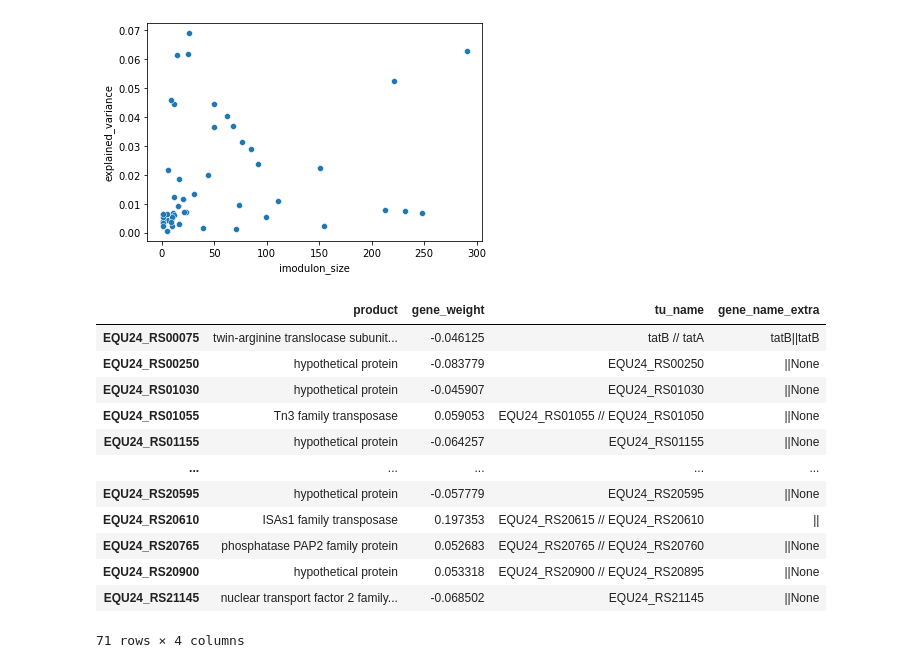
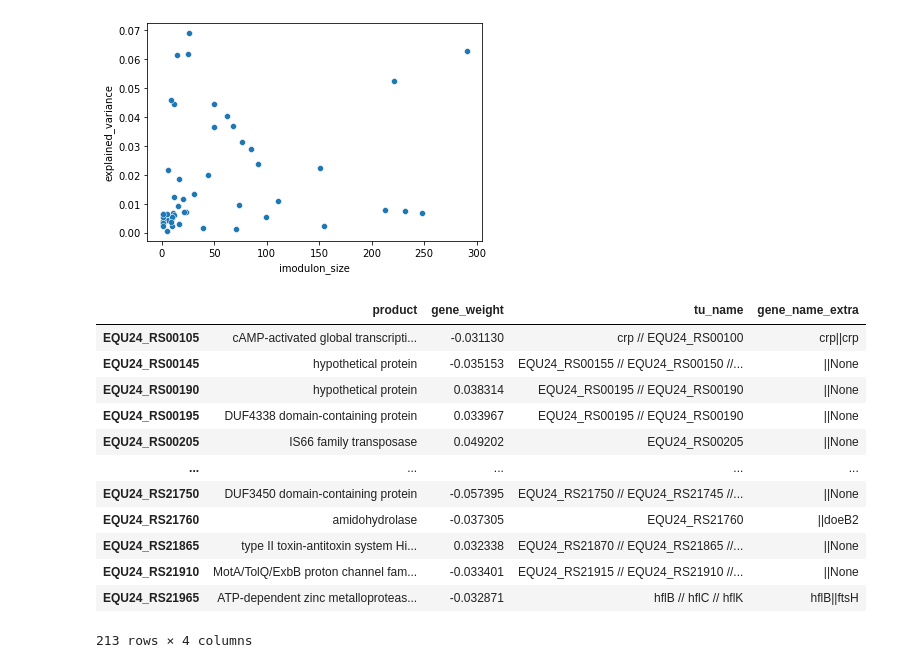
Before and after one commit to erinhwilson/modulome-workflow, a Jupyter notebook: 5_characterize_iModulons/2_iModulon_characterization_Erin.ipynb, the cells around one changed output. Drawn from its saved outputs; the diff is of its cells as text; code cells hidden in the pictures.

```diff
--- a/5_characterize_iModulons/2_iModulon_characterization_Erin.ipynb
+++ b/5_characterize_iModulons/2_iModulon_characterization_Erin.ipynb
@@ -585,22 +639,22 @@ sns.scatterplot(data=ica_data.imodulon_table, x='imodulon_size',y='explained_var
 # %%
 import altair as alt
 # %%
-idx=52
+idx=29
 ica_data.view_imodulon(idx)[['product','gene_weight','tu_name','gene_name_extra']]
 # %% [output]
 |  | product | gene_weight | tu_name | gene_name_extra |
-| EQU24_RS00075 | twin-arginine translocase subunit... | -0.046125 | tatB // tatA | tatB||tatB |
-| EQU24_RS00250 | hypothetical protein | -0.083779 | EQU24_RS00250 | ||None |
-| EQU24_RS01030 | hypothetical protein | -0.045907 | EQU24_RS01030 | ||None |
-| EQU24_RS01055 | Tn3 family transposase | 0.059053 | EQU24_RS01055 // EQU24_RS01050 | ||None |
-| EQU24_RS01155 | hypothetical protein | -0.064257 | EQU24_RS01155 | ||None |
+| EQU24_RS00105 | cAMP-activated global transcripti... | -0.031130 | crp // EQU24_RS00100 | crp||crp |
+| EQU24_RS00145 | hypothetical protein | -0.035153 | EQU24_RS00155 // EQU24_RS00150 //... | ||None |
+| EQU24_RS00190 | hypothetical protein | 0.038314 | EQU24_RS00195 // EQU24_RS00190 | ||None |
+| EQU24_RS00195 | DUF4338 domain-containing protein | 0.033967 | EQU24_RS00195 // EQU24_RS00190 | ||None |
+| EQU24_RS00205 | IS66 family transposase | 0.049202 | EQU24_RS00205 | ||None |
 | ... | ... | ... | ... | ... |
-| EQU24_RS20595 | hypothetical protein | -0.057779 | EQU24_RS20595 | ||None |
-| EQU24_RS20610 | ISAs1 family transposase | 0.197353 | EQU24_RS20615 // EQU24_RS20610 | || |
-| EQU24_RS20765 | phosphatase PAP2 family protein | 0.052683 | EQU24_RS20765 // EQU24_RS20760 | ||None |
-| EQU24_RS20900 | hypothetical protein | 0.053318 | EQU24_RS20900 // EQU24_RS20895 | ||None |
-| EQU24_RS21145 | nuclear transport factor 2 family... | -0.068502 | EQU24_RS21145 | ||None |
+| EQU24_RS21750 | DUF3450 domain-containing protein | -0.057395 | EQU24_RS21750 // EQU24_RS21745 //... | ||None |
+| EQU24_RS21760 | amidohydrolase | -0.037305 | EQU24_RS21760 | ||doeB2 |
+| EQU24_RS21865 | type II toxin-antitoxin system Hi... | 0.032338 | EQU24_RS21870 // EQU24_RS21865 //... | ||None |
+| EQU24_RS21910 | MotA/TolQ/ExbB proton channel fam... | -0.033401 | EQU24_RS21915 // EQU24_RS21910 //... | ||None |
+| EQU24_RS21965 | ATP-dependent zinc metalloproteas... | -0.032871 | hflB // hflC // hflK | hflB||ftsH |
-71 rows × 4 columns
+213 rows × 4 columns
 # %%
 DF_enrichments[DF_enrichments['imodulon']==idx]
 # %% [output]
```
Also changed, not shown: parts of 16 cells of this notebook, 1 other file.
